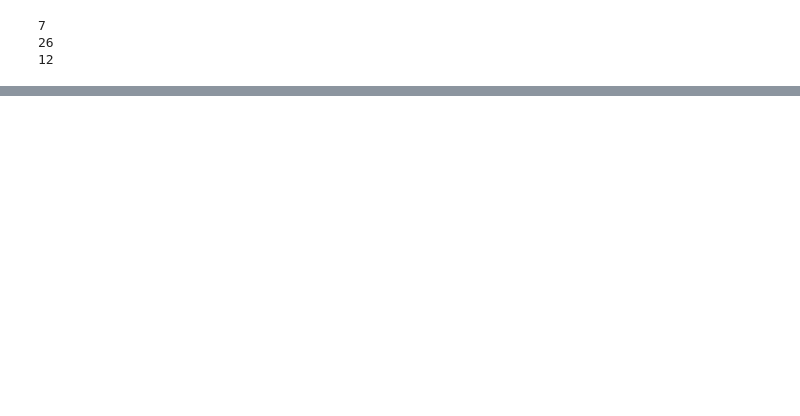
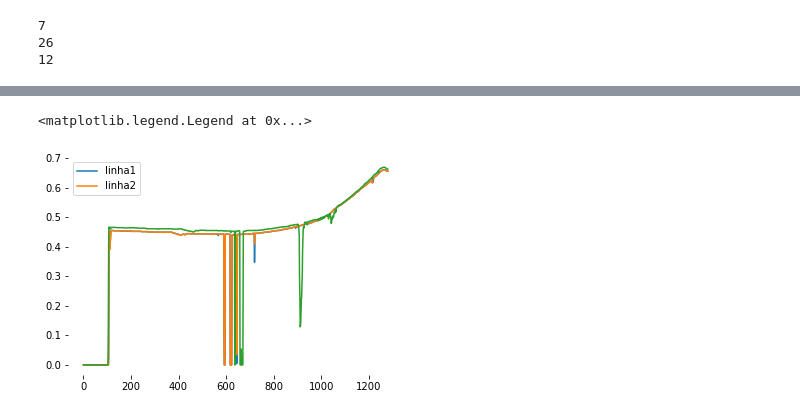
Before and after one commit to antunsz/projeto-ovni, a Jupyter notebook: Coleta de imagens.ipynb, the cells around one changed output, grey strips where cells are left out. Saved outputs shown, nothing was run; the diff lists cells and outputs as text; code cells hidden in the pictures; blank space fills up the shorter version.

```diff
--- a/Coleta de imagens.ipynb
+++ b/Coleta de imagens.ipynb
@@ -51,0 +78,12 @@ matplotlib.pyplot.show()
+# %%
+%matplotlib inline
+import mpld3
+mpld3.enable_notebook()
+matplotlib.pyplot.plot(distance_1[400])
+matplotlib.pyplot.plot(distance_2[400])
+matplotlib.pyplot.plot(distance_3[400])
+
+matplotlib.pyplot.legend(["linha1", "linha2"])
+# %% [output]
+<matplotlib.legend.Legend at 0x...>
+[figure, added]
```
Also changed, not shown: parts of 10 cells of this notebook, 34 other files.
